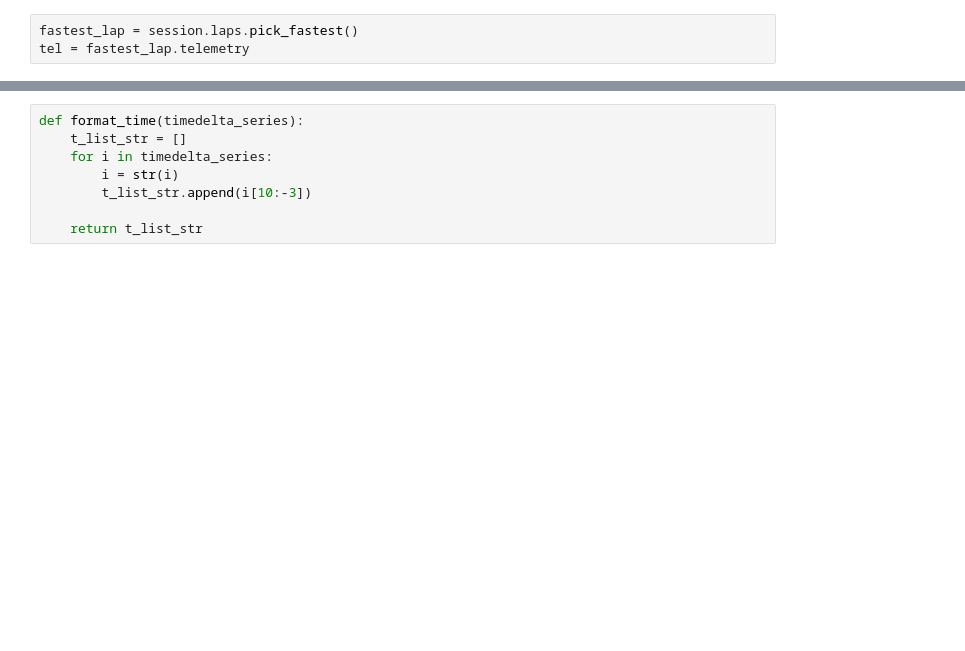
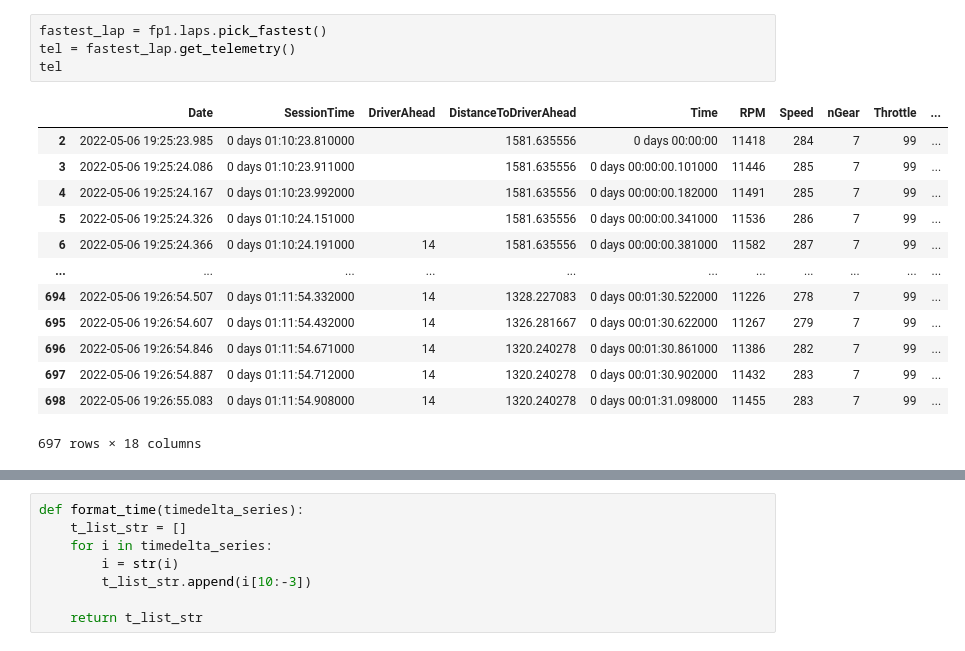
Before and after one commit to GuillaumeArp/Jedha_F1_Project, a Jupyter notebook: test_guillaume.ipynb, the cells around one changed output, grey strips where cells are left out. Cells and saved outputs as stored; diff of their text form; blank space fills up the shorter version.

```diff
--- a/test_guillaume.ipynb
+++ b/test_guillaume.ipynb
@@ -31,3 +51,18 @@ core           INFO     Finished loading data for 20 drivers: ['1', '55', '47',
 # %%
-fastest_lap = session.laps.pick_fastest()
-tel = fastest_lap.telemetry
+fastest_lap = fp1.laps.pick_fastest()
+tel = fastest_lap.get_telemetry()
+tel
+# %% [output]
+|  | Date | SessionTime | DriverAhead | DistanceToDriverAhead | Time | RPM | Speed | nGear | Throttle | ... |
+| 2 | 2022-05-06 19:25:23.985 | 0 days 01:10:23.810000 |  | 1581.635556 | 0 days 00:00:00 | 11418 | 284 | 7 | 99 | ... |
+| 3 | 2022-05-06 19:25:24.086 | 0 days 01:10:23.911000 |  | 1581.635556 | 0 days 00:00:00.101000 | 11446 | 285 | 7 | 99 | ... |
+| 4 | 2022-05-06 19:25:24.167 | 0 days 01:10:23.992000 |  | 1581.635556 | 0 days 00:00:00.182000 | 11491 | 285 | 7 | 99 | ... |
+| 5 | 2022-05-06 19:25:24.326 | 0 days 01:10:24.151000 |  | 1581.635556 | 0 days 00:00:00.341000 | 11536 | 286 | 7 | 99 | ... |
+| 6 | 2022-05-06 19:25:24.366 | 0 days 01:10:24.191000 | 14 | 1581.635556 | 0 days 00:00:00.381000 | 11582 | 287 | 7 | 99 | ... |
+| ... | ... | ... | ... | ... | ... | ... | ... | ... | ... | ... |
+| 694 | 2022-05-06 19:26:54.507 | 0 days 01:11:54.332000 | 14 | 1328.227083 | 0 days 00:01:30.522000 | 11226 | 278 | 7 | 99 | ... |
+| 695 | 2022-05-06 19:26:54.607 | 0 days 01:11:54.432000 | 14 | 1326.281667 | 0 days 00:01:30.622000 | 11267 | 279 | 7 | 99 | ... |
+| 696 | 2022-05-06 19:26:54.846 | 0 days 01:11:54.671000 | 14 | 1320.240278 | 0 days 00:01:30.861000 | 11386 | 282 | 7 | 99 | ... |
+| 697 | 2022-05-06 19:26:54.887 | 0 days 01:11:54.712000 | 14 | 1320.240278 | 0 days 00:01:30.902000 | 11432 | 283 | 7 | 99 | ... |
+| 698 | 2022-05-06 19:26:55.083 | 0 days 01:11:54.908000 | 14 | 1320.240278 | 0 days 00:01:31.098000 | 11455 | 283 | 7 | 99 | ... |
+697 rows × 18 columns
```
Also changed, not shown: parts of 17 cells of this notebook.
